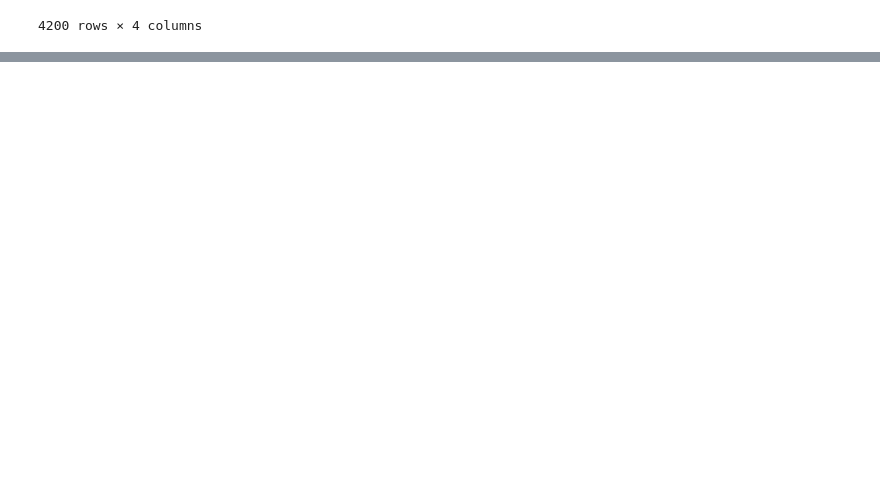
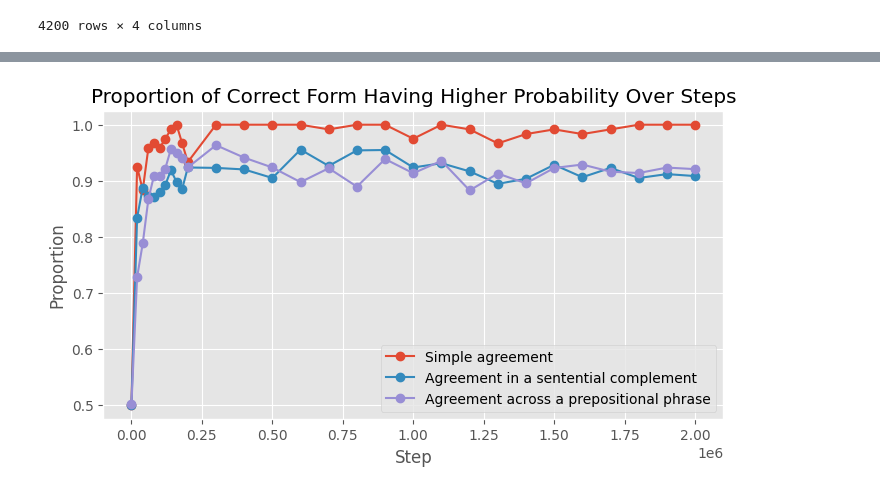
Before and after one commit to NazaninShafiabadi/NeuralLMs, a Jupyter notebook: src/syntax_acquisition.ipynb, the cells around one changed output, grey strips where cells are left out. Saved outputs shown, nothing was run; the diff lists cells and outputs as text; code cells hidden in the pictures; blank space fills up the shorter version.

```diff
--- a/src/syntax_acquisition.ipynb
+++ b/src/syntax_acquisition.ipynb
@@ -413,0 +419,3 @@ prep_anim_results.to_csv('../results/prep_anim_results.csv', sep='\t', index=Fal
+# %%
+prep_anim_results = pd.read_csv('../results/prep_anim_results.csv', sep='\t')
+prep_anim_results
@@ -413,0 +436,6 @@ prep_anim_results.to_csv('../results/prep_anim_results.csv', sep='\t', index=Fal
+# %%
+plot_proportion_correct([(simple_agrmt_results, 'Simple agreement'),
+                         (sent_comp_results, 'Agreement in a sentential complement'),
+                         (prep_anim_results, 'Agreement across a prepositional phrase')])
+# %% [output]
+[figure, added]
```
Also changed, not shown: parts of 8 cells of this notebook, 1 other file.
